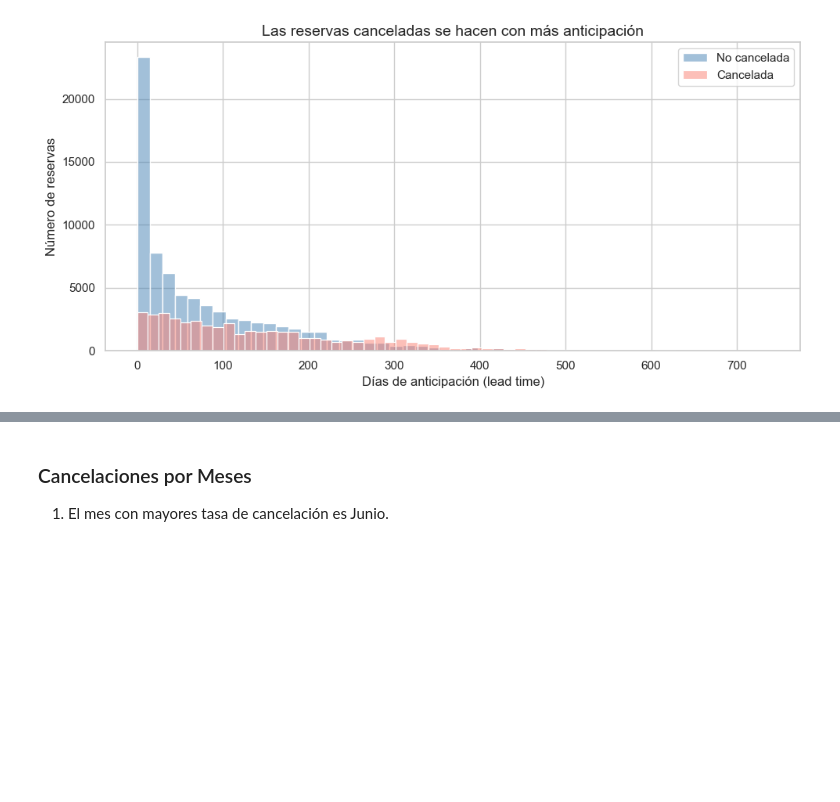
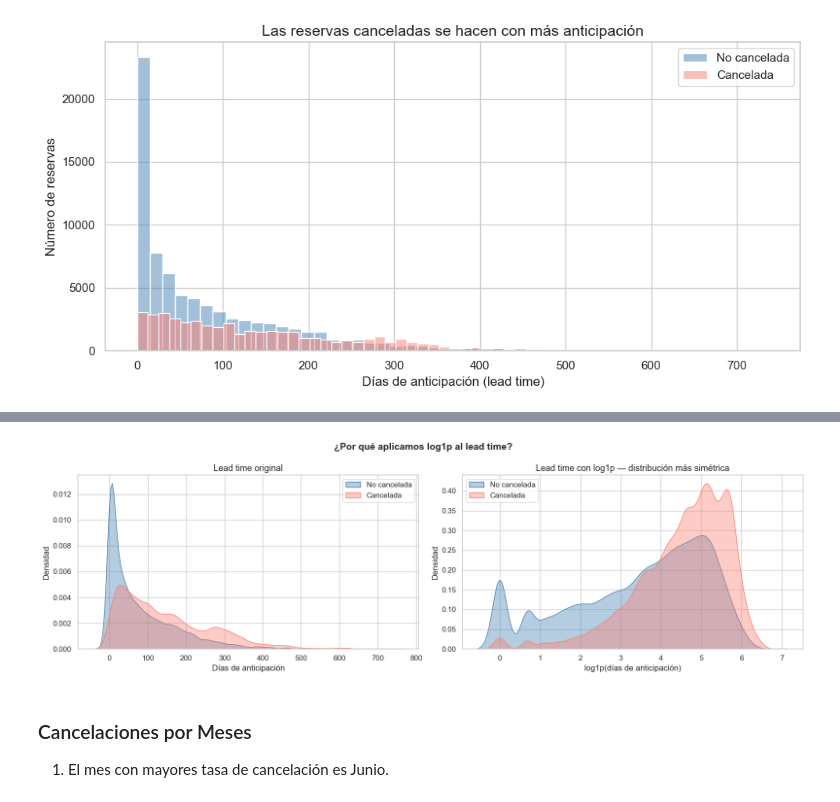
Before and after one commit to alexdesousa7/ML-Practica-Only, a Jupyter notebook: notebooks/exploracion/eda_inicial.ipynb, the cells around one changed output, grey strips where cells are left out. Drawn from its saved outputs; the diff is of its cells as text; code cells hidden in the pictures; blank space fills up the shorter version.

```diff
--- a/notebooks/exploracion/eda_inicial.ipynb
+++ b/notebooks/exploracion/eda_inicial.ipynb
@@ -227,3 +232,30 @@ plt.show()
+# %%
+fig, axes = plt.subplots(1, 2, figsize=(16, 5))
+
+# Izquierda — lead_time original
+axes[0].set_title("Lead time original", fontsize=13)
+sns.kdeplot(df[df["is_canceled"] == 0]["lead_time"], label="No cancelada", color="steelblue", fill=True, alpha=0.4, ax=axes[0])
+sns.kdeplot(df[df["is_canceled"] == 1]["lead_time"], label="Cancelada", color="salmon", fill=True, alpha=0.4, ax=axes[0])
+axes[0].set_xlabel("Días de anticipación")
+axes[0].set_ylabel("Densidad")
+axes[0].legend()
+
+# Derecha — log1p(lead_time)
+df["lead_time_log"] = np.log1p(df["lead_time"])
+
+axes[1].set_title("Lead time con log1p — distribución más simétrica", fontsize=13)
+sns.kdeplot(df[df["is_canceled"] == 0]["lead_time_log"], label="No cancelada", color="steelblue", fill=True, alpha=0.4, ax=axes[1])
+sns.kdeplot(df[df["is_canceled"] == 1]["lead_time_log"], label="Cancelada", color="salmon", fill=True, alpha=0.4, ax=axes[1])
+axes[1].set_xlabel("log1p(días de anticipación)")
+axes[1].set_ylabel("Densidad")
+axes[1].legend()
+
+plt.suptitle("¿Por qué aplicamos log1p al lead time?", fontsize=14, fontweight="bold")
+plt.tight_layout()
+plt.savefig("../../outputs/lead_time_log_comparacion.png", dpi=300, bbox_inches="tight")
+plt.show()
+# %% [output]
+[figure, added]
 # %% [markdown]
 ### Cancelaciones por Meses
 1. El mes con mayores tasa de cancelación es Junio.
```
Also changed, not shown: parts of 4 cells of this notebook, 1 other file.
